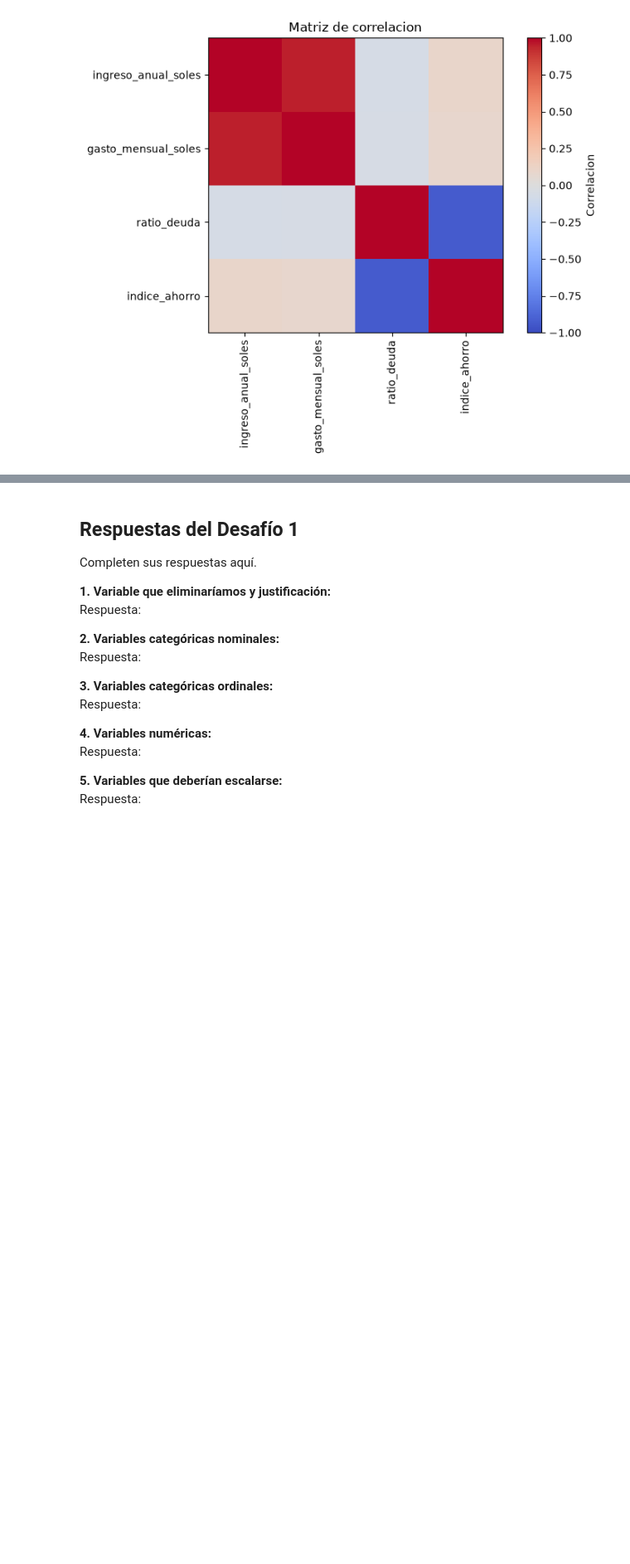
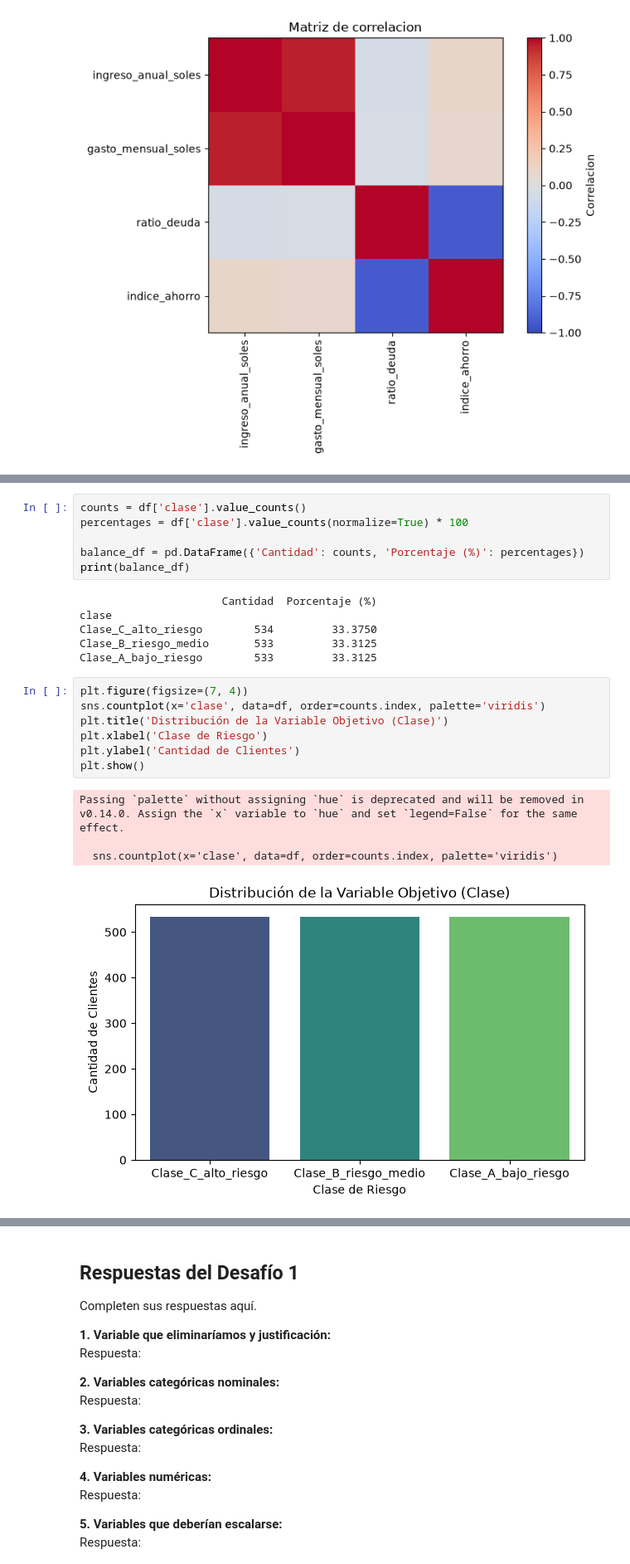
Before and after one commit to nico-0107/LaboratorioFinal-IA, a Jupyter notebook: laboratorio_final_ia.ipynb, the cells around one changed output, grey strips where cells are left out. Shown at 83% size. Cells and saved outputs as stored; diff of their text form; blank space fills up the shorter version.

```diff
--- a/laboratorio_final_ia.ipynb
+++ b/laboratorio_final_ia.ipynb
@@ -183,0 +200,24 @@ comparacion
+# %%
+counts = df['clase'].value_counts()
+percentages = df['clase'].value_counts(normalize=True) * 100
+
+balance_df = pd.DataFrame({'Cantidad': counts, 'Porcentaje (%)': percentages})
+print(balance_df)
+# %% [output]
+                      Cantidad  Porcentaje (%)
+clase
+Clase_C_alto_riesgo        534         33.3750
+Clase_B_riesgo_medio       533         33.3125
+Clase_A_bajo_riesgo        533         33.3125
+# %%
+plt.figure(figsize=(7, 4))
+sns.countplot(x='clase', data=df, order=counts.index, palette='viridis')
+plt.title('Distribución de la Variable Objetivo (Clase)')
+plt.xlabel('Clase de Riesgo')
+plt.ylabel('Cantidad de Clientes')
+plt.show()
+# %% [output]
+Passing `palette` without assigning `hue` is deprecated and will be removed in v0.14.0. Assign the `x` variable to `hue` and set `legend=False` for the same effect.
+
+  sns.countplot(x='clase', data=df, order=counts.index, palette='viridis')
+[figure, added]
```
Also changed, not shown: parts of 5 cells of this notebook.
